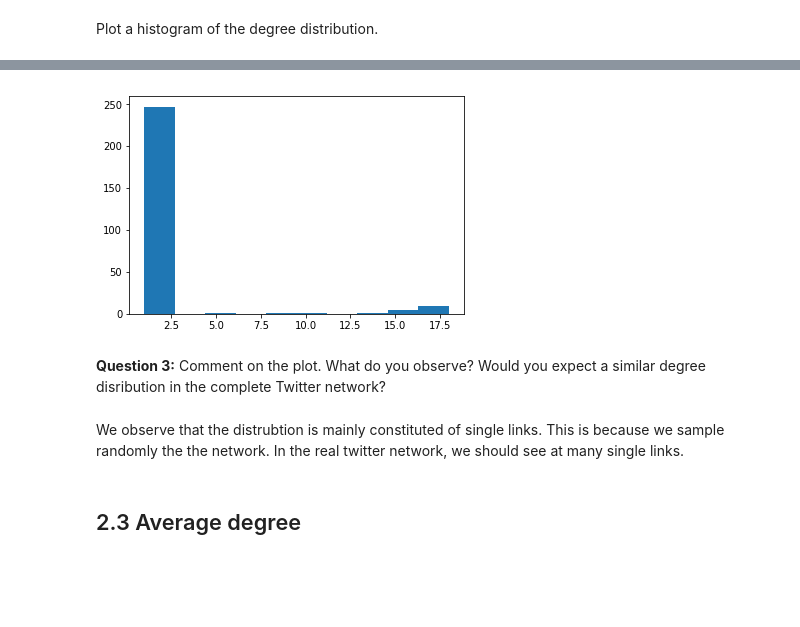
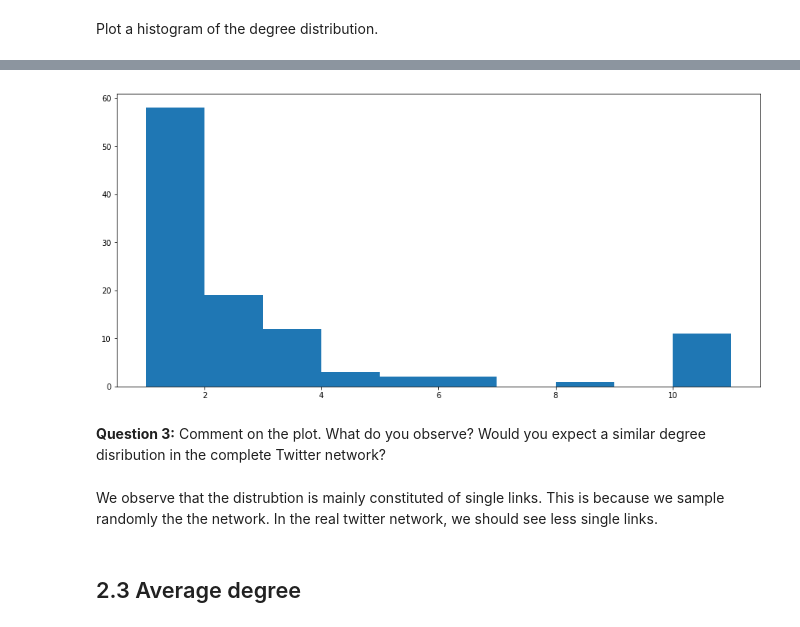
Before and after one commit to adrianlwn/ntds_2017, a Jupyter notebook: assignments/01_network_properties.ipynb, the cells around one changed output, grey strips where cells are left out. Cells and saved outputs as stored; diff of their text form; code cells hidden in the pictures; blank space fills up the shorter version.

```diff
--- a/assignments/01_network_properties.ipynb
+++ b/assignments/01_network_properties.ipynb
@@ -176,9 +224,10 @@ pprint(network)
 # %%
+#removes the duplicates in second nodes
+second_nodes = list(set(second_nodes) - set(first_nodes))
 #gets every node of the network dict.
-#all_nodes=sum([[entry] + [node for node in network[entry]] for entry in network.keys() ],[])
-all_nodes = [user_id] + first_nodes + second_nodes
+all_nodes =  first_nodes +[user_id] + second_nodes
 #removes all the duplicates
-all_nodes = list(set(all_nodes))
+all_nodes = list(collections.OrderedDict.fromkeys(all_nodes))
 # %%
 print('There are {} first hop nodes'.format(len(first_nodes)))
 print('There are {} second hop nodes'.format(len(second_nodes)))
@@ -214,8 +246,0 @@ Find the inner connections between your collected nodes that you might have miss
-# %%
-for i in range(0,len(all_nodes)):
-    for missed_node in network[all_nodes[i]]:
-        #if (missed_node in network[all_nodes[i]])&(all_nodes[i] not in set(network[missed_node])):
-        if (missed_node in first_nodes)&(all_nodes[i] not in set(network[missed_node])):
-            network[missed_node].append(all_nodes[i])
-
-network
@@ -239,0 +247,16 @@ network
+# %%
+for i in range(0,len(all_nodes)):
+    if all_nodes[i] in set(first_nodes) :
+        if (user_id not in set(network[all_nodes[i]])) :
+            network[all_nodes[i]] += [user_id]
+    if all_nodes[i] in set(second_nodes) :
+        print('NODE : ' + str(all_nodes[i]) + ' -> ' + str(i) +' th node')
+        connections_second_nodes = find_connections(all_nodes[i],page_max)
+        inner_connections = list(set(connections_second_nodes) & set(all_nodes))
+        for inner_node in inner_connections :
+            if (inner_node not in set(network[all_nodes[i]])) :
+                network[all_nodes[i]] += [inner_node]
+            if (all_nodes[i] not in set((network[inner_node]))) :
+                network[inner_node] += [all_nodes[i]]
+
+network
@@ -248,6 +306,7 @@ We now want to transform this dictionary into the adjacency (or weight) matrix t
 N = len(all_nodes)
 W=np.zeros([N,N], dtype=int)
 # %%
-for i in range(0,N):
-    W[i,:] = [n in network[all_nodes[i]] for n in all_nodes]
-plt.spy(W)
+i = 0
+for node in all_nodes:
+    W[i,:] = [n in network[node] for n in all_nodes]
+    i += 1
@@ -335,11 +370,12 @@ print(p)
 # %%
+plt.figure(figsize=(15,7))
 plt.hist(p);
 # %% [output]
-[figure, old version]
+[figure, new version]
 # %% [markdown]
 **Question 3:** Comment on the plot. What do you observe? Would you expect a similar degree disribution in the complete Twitter network?
 # %% [markdown]
-We observe that the distrubtion is mainly constituted of single links. This is because we sample randomly the the network. In the real twitter network, we should see at many single links.
+We observe that the distrubtion is mainly constituted of single links. This is because we sample randomly the the network. In the real twitter network, we should see less single links.
 # %% [markdown]
 ## 2.3 Average degree
 # %% [markdown]
```
Also changed, not shown: parts of 31 cells of this notebook.
